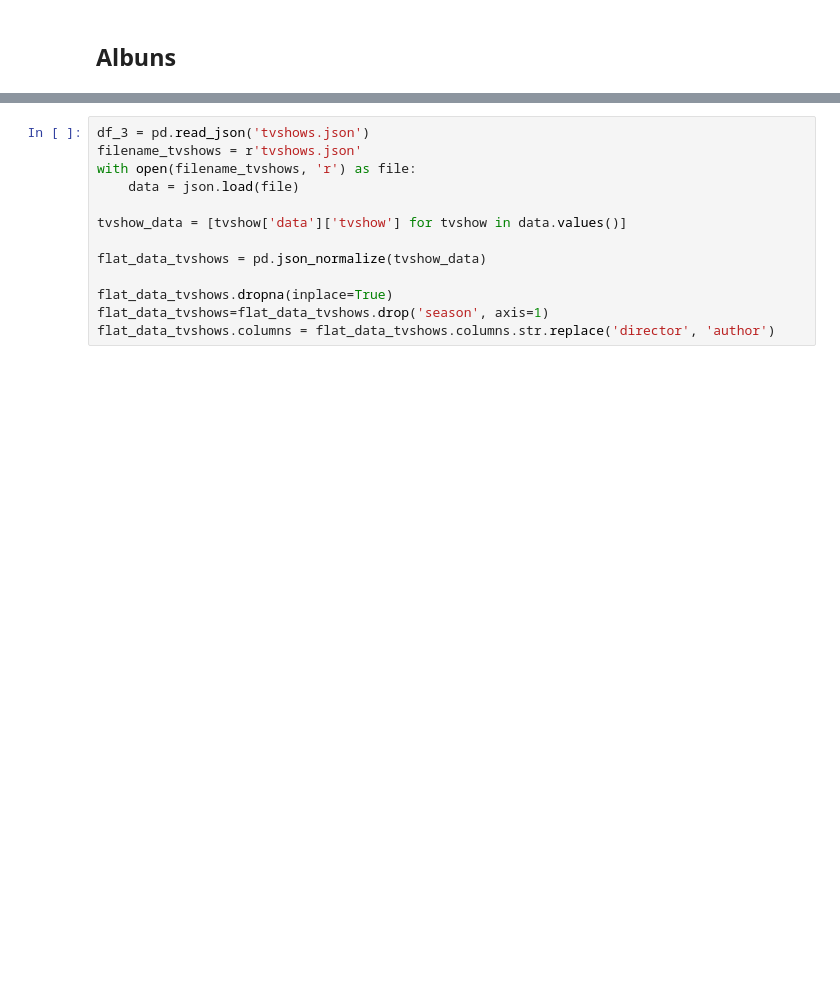
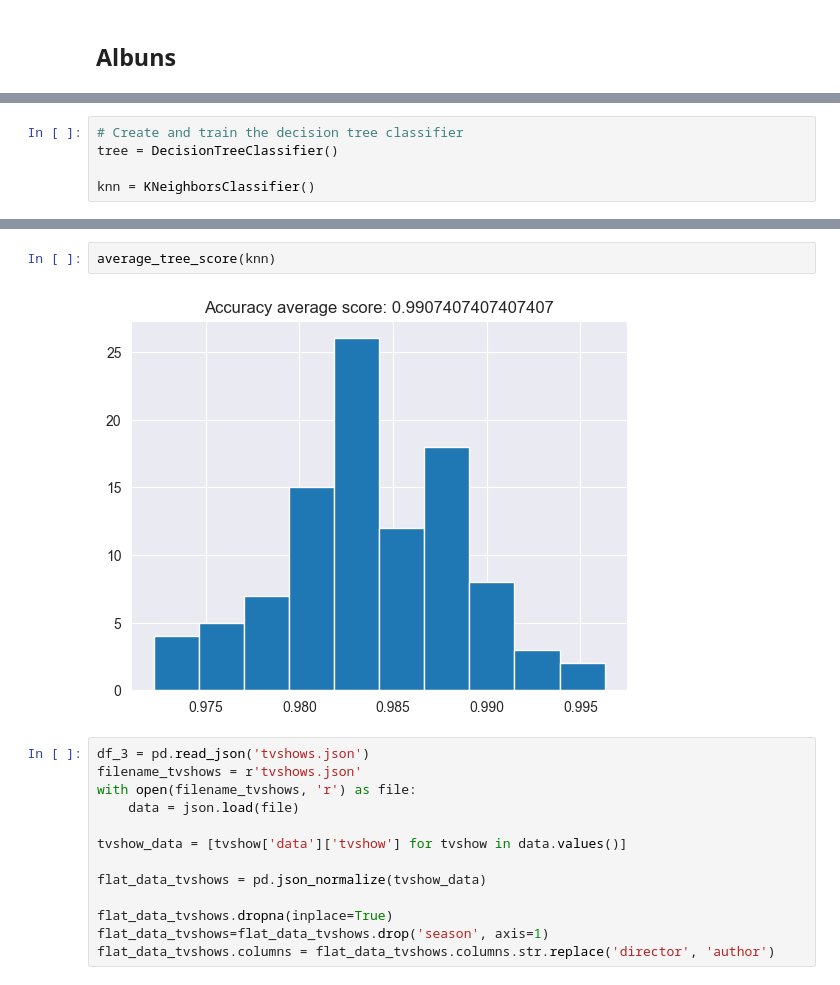
Before and after one commit to beneditagoncalves/Project2IACD, a Jupyter notebook: trabalho.ipynb, the cells around one changed output, grey strips where cells are left out. Drawn from its saved outputs; the diff is of its cells as text; blank space fills up the shorter version.

```diff
--- a/trabalho.ipynb
+++ b/trabalho.ipynb
@@ -166,0 +185,5 @@ print(accuracy)
+# %%
+# Create and train the decision tree classifier
+tree = DecisionTreeClassifier()
+
+knn = KNeighborsClassifier()
@@ -167,3 +194,7 @@ print(accuracy)
+# %%
+average_tree_score(knn)
+# %% [output]
+[figure, added]
 # %%
 df_3 = pd.read_json('tvshows.json')
 filename_tvshows = r'tvshows.json'
```
Also changed, not shown: parts of 17 cells of this notebook.
